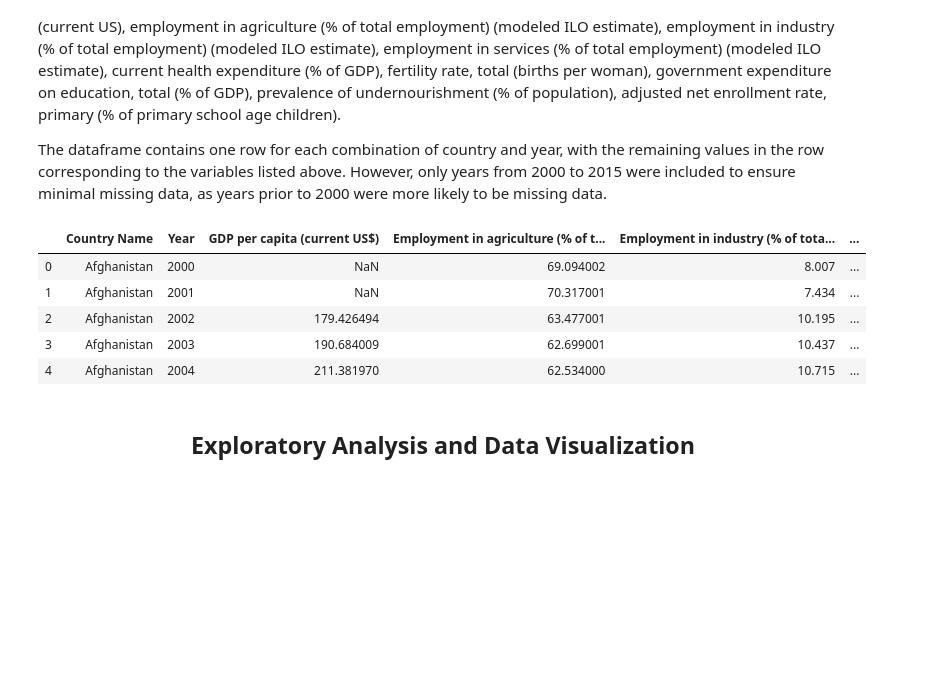
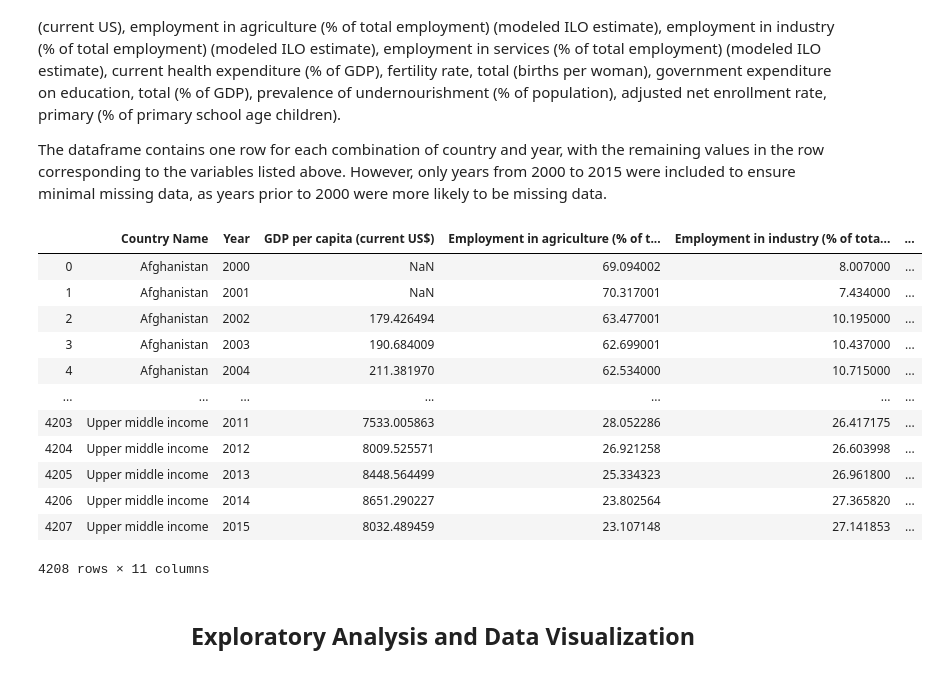
Before and after one commit to thechuster/thechuster.github.io, a Jupyter notebook: FinalProject.ipynb, the cells around one changed output. Cells and saved outputs as stored; diff of their text form; code cells hidden in the pictures; blank space fills up the shorter version.

```diff
--- a/FinalProject.ipynb
+++ b/FinalProject.ipynb
@@ -247,39 +248,46 @@ miscellaneousData["GDP per capita (current US$)"] = 0.0
 miscellaneousData["Employment in agriculture (% of total employment) (modeled ILO estimate)"] = 0.0
 miscellaneousData["Employment in industry (% of total employment) (modeled ILO estimate)"] = 0.0
 miscellaneousData["Employment in services (% of total employment) (modeled ILO estimate)"] = 0.0
 miscellaneousData["Current health expenditure (% of GDP)"] = 0.0
 miscellaneousData["Fertility rate, total (births per woman)"] = 0.0
 miscellaneousData["Government expenditure on education, total (% of GDP)"] = 0.0
 miscellaneousData["Prevalence of undernourishment (% of population)"] = 0.0
 miscellaneousData["Adjusted net enrollment rate, primary (% of primary school age children)"] = 0.0
 
 country = "Afghanistan"
 countryCounter = 0
 for index, row in worldData.iterrows():
     if row["Country Name"] != country:
         countryCounter += 1
         country = row["Country Name"]
     if row["Series Name"] in miscellaneousData.columns:
         counter = 2000
         while counter <= 2015:
             yearString = str(counter) + " [YR" + str(counter) + "]"
             indx = countryCounter * 16 + (counter - 2000)
             if row[yearString] != "..":
                 miscellaneousData.at[indx, row["Series Name"]] = row[yearString]
             else:
                 miscellaneousData.at[indx, row["Series Name"]] = np.nan
             counter += 1
 
 miscellaneousData.drop(predictionData.index[3472:], inplace=True)
 
-miscellaneousData.head()
+miscellaneousData
 # %% [output]
 |  | Country Name | Year | GDP per capita (current US$) | Employment in agriculture (% of t... | Employment in industry (% of tota... | ... |
-| 0 | Afghanistan | 2000 | NaN | 69.094002 | 8.007 | ... |
-| 1 | Afghanistan | 2001 | NaN | 70.317001 | 7.434 | ... |
-| 2 | Afghanistan | 2002 | 179.426494 | 63.477001 | 10.195 | ... |
-| 3 | Afghanistan | 2003 | 190.684009 | 62.699001 | 10.437 | ... |
-| 4 | Afghanistan | 2004 | 211.381970 | 62.534000 | 10.715 | ... |
+| 0 | Afghanistan | 2000 | NaN | 69.094002 | 8.007000 | ... |
+| 1 | Afghanistan | 2001 | NaN | 70.317001 | 7.434000 | ... |
+| 2 | Afghanistan | 2002 | 179.426494 | 63.477001 | 10.195000 | ... |
+| 3 | Afghanistan | 2003 | 190.684009 | 62.699001 | 10.437000 | ... |
+| 4 | Afghanistan | 2004 | 211.381970 | 62.534000 | 10.715000 | ... |
+| ... | ... | ... | ... | ... | ... | ... |
+| 4203 | Upper middle income | 2011 | 7533.005863 | 28.052286 | 26.417175 | ... |
+| 4204 | Upper middle income | 2012 | 8009.525571 | 26.921258 | 26.603998 | ... |
+| 4205 | Upper middle income | 2013 | 8448.564499 | 25.334323 | 26.961800 | ... |
+| 4206 | Upper middle income | 2014 | 8651.290227 | 23.802564 | 27.365820 | ... |
+| 4207 | Upper middle income | 2015 | 8032.489459 | 23.107148 | 27.141853 | ... |
+4208 rows × 11 columns
 # %% [markdown]
 ## <center>Exploratory Analysis and Data Visualization<center>
 # %% [markdown]
```
Also changed, not shown: parts of 30 cells of this notebook.
